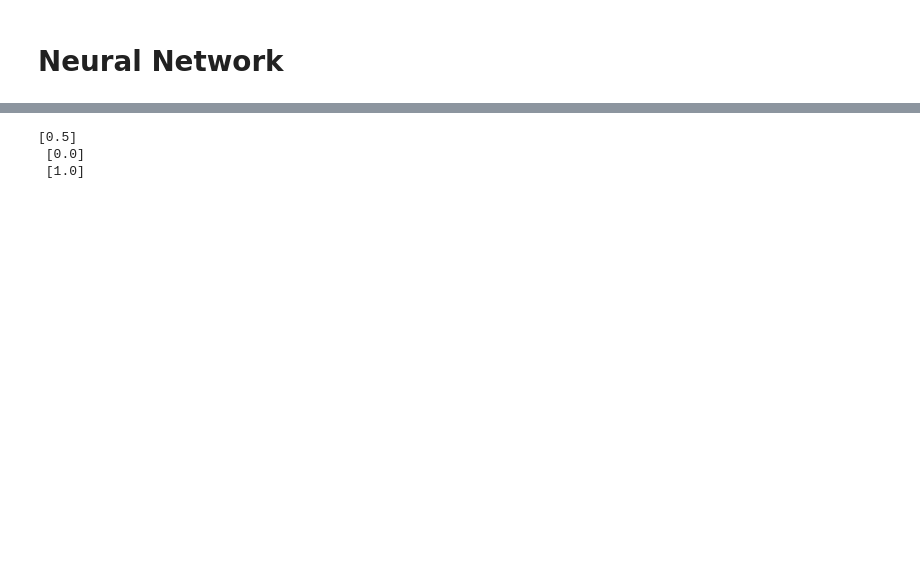
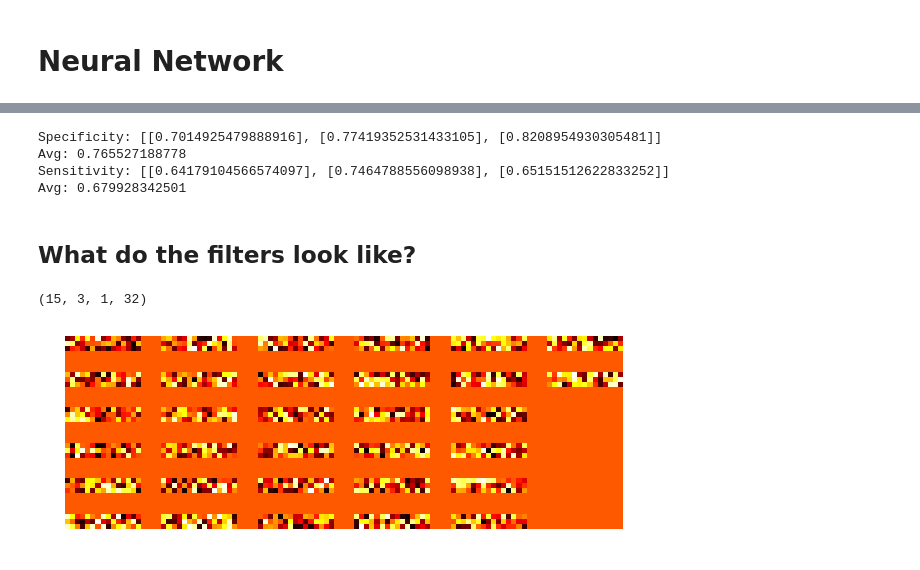
Before and after one commit to Smith42/neuralnet-mcg, a Jupyter notebook: prototypeFive-2dConv.ipynb, the cells around one changed output, grey strips where cells are left out. Cells and saved outputs as stored; diff of their text form; code cells hidden in the pictures; blank space fills up the shorter version.

```diff
--- a/prototypeFive-2dConv.ipynb
+++ b/prototypeFive-2dConv.ipynb
@@ -259,13 +246,15 @@ KeyboardInterrupt:
 # %%
 if k != 1:
-    print("Specificity:", spec, "\nAvg:", np.mean(spec), "\nSensitivity:", sens, "\nAvg:", np.mean(sens),\
-         "\nUnseen Spec:", unseenSpec, "\nUnseen Sens:", unseenSens, "\nUnseen Avg:", unseenAvg)
+    print("Specificity:", spec, "\nAvg:", np.mean(spec), "\nSensitivity:", sens, "\nAvg:", np.mean(sens))
 
 else:
-    print(model.evaluate(unseenData, unseenClassOH),"\n",\
-    model.evaluate(np.array(iUnseen), unseenIL),"\n",\
-    model.evaluate(np.array(hUnseen), unseenHL))
+    print(model.evaluate(unseenData[:,:,::4], unseenClassOH),"\n",\
+    model.evaluate(np.array(iUnseen)[:,:,::4], unseenIL),"\n",\
+    model.evaluate(np.array(hUnseen)[:,:,::4], unseenHL))
 # %% [output]
-[0.5]
- [0.0]
- [1.0]
+Specificity: [[0.7014925479888916], [0.77419352531433105], [0.8208954930305481]]
+Avg: 0.765527188778
+Sensitivity: [[0.64179104566574097], [0.7464788556098938], [0.65151512622833252]]
+Avg: 0.679928342501
+# %% [markdown]
+## What do the filters look like?
@@ -271,0 +317,5 @@ else:
+# %%
+display_convolutions(model, net1, padding=4, filename='filters_2dConv.png')
+# %% [output]
+(15, 3, 1, 32)
+[figure, added]
```
Also changed, not shown: parts of 10 cells of this notebook, 1 other file.
